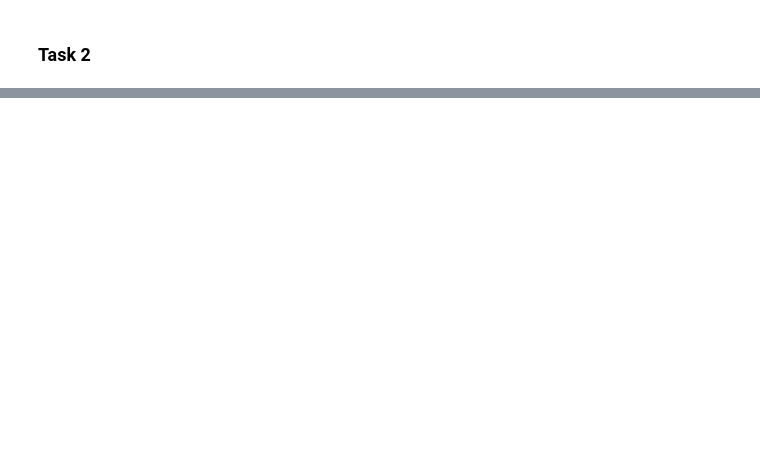
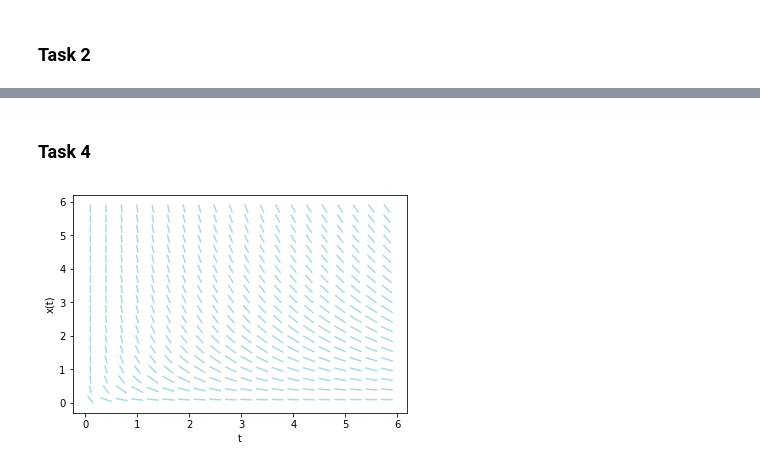
Before and after one commit to peinrules/differential_equations, a Jupyter notebook: Slope_fields.ipynb, the cells around one changed output, grey strips where cells are left out. Cells and saved outputs as stored; diff of their text form; code cells hidden in the pictures; blank space fills up the shorter version.

```diff
--- a/Slope_fields.ipynb
+++ b/Slope_fields.ipynb
@@ -35,0 +73,8 @@ formation(foo)
+# %% [markdown]
+### Task 4
+# %%
+def foo(t, x):
+    return -2 * x / t
+slopeField(foo)
+# %% [output]
+[figure, added]
```
Also changed, not shown: parts of 17 cells of this notebook.
